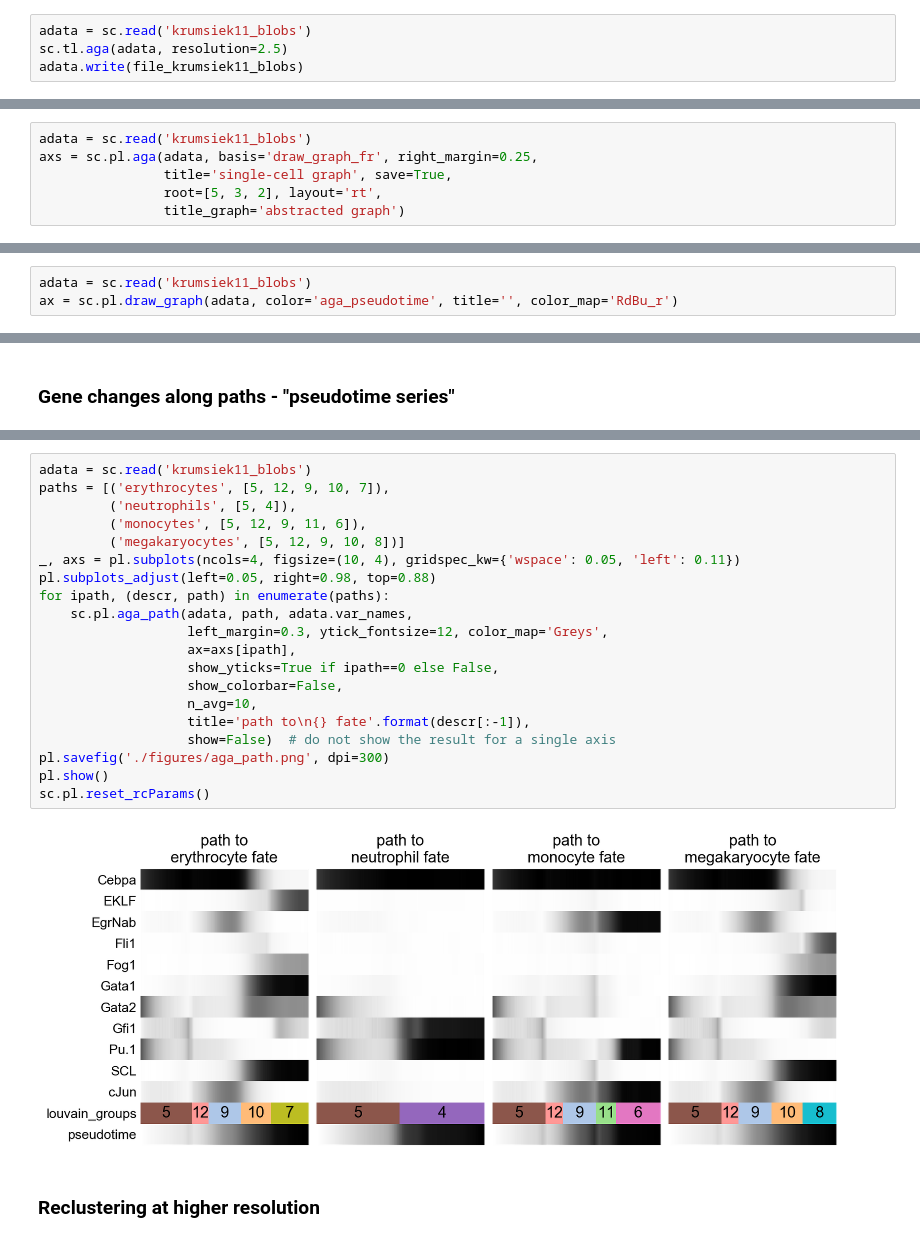
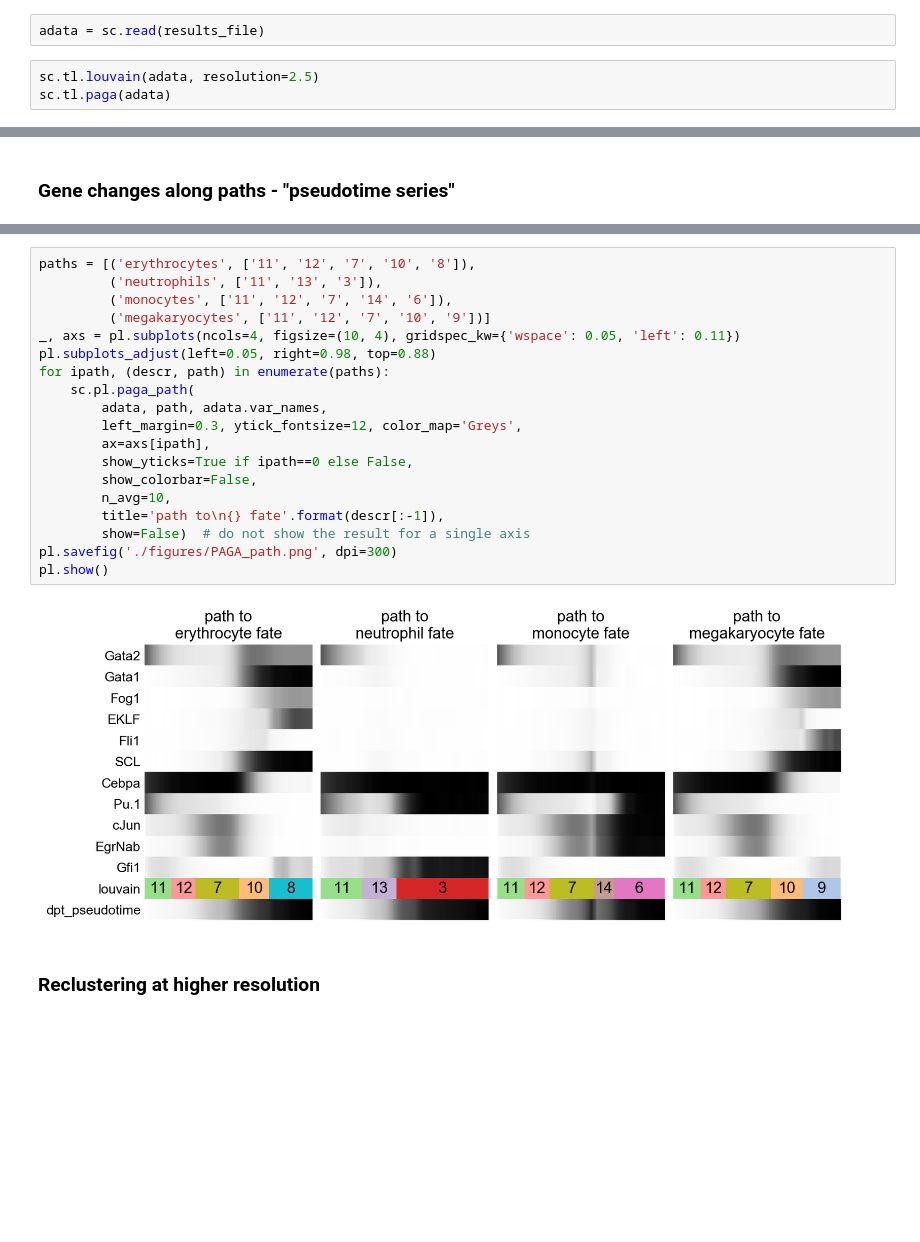
Before and after one commit to theislab/graph_abstraction, a Jupyter notebook: minimal_examples/minimal_examples.ipynb, the cells around one changed output, grey strips where cells are left out. Drawn from its saved outputs; the diff is of its cells as text; blank space fills up the shorter version.

```diff
--- a/minimal_examples/minimal_examples.ipynb
+++ b/minimal_examples/minimal_examples.ipynb
@@ -113,6 +94,7 @@ If you're interested in pseudotime inference, an important thing to do before ca
+# %%
+adata = sc.read(results_file)
 # %%
-adata = sc.read('krumsiek11_blobs')
-sc.tl.aga(adata, resolution=2.5)
-adata.write(file_krumsiek11_blobs)
+sc.tl.louvain(adata, resolution=2.5)
+sc.tl.paga(adata)
 # %% [output]
 running Louvain clustering
@@ -137,8 +112,2 @@ There are a number of different ways to visualise the resulting abstracted graph
 
 In the present case, the result is tree-like, so we use Reingold-Tilford. Seeing how clustering results may vary slightly between machines, ensure that the `root` parameter in the call below is pointed at the cluster that has the progenitor cells in it, plus two clusters representative of the noise blobs! If you don't provide a root parameter value but ask for the `'rt'` layout, Scanpy will make an educated guess for you based on the graph topology.
-# %%
-adata = sc.read('krumsiek11_blobs')
-axs = sc.pl.aga(adata, basis='draw_graph_fr', right_margin=0.25,
-                title='single-cell graph', save=True,
-                root=[5, 3, 2], layout='rt',
-                title_graph='abstracted graph')
@@ -150,3 +113,0 @@ You can also plot the distance along the manifold (pseudotime) - an extension of
-# %%
-adata = sc.read('krumsiek11_blobs')
-ax = sc.pl.draw_graph(adata, color='aga_pseudotime', title='', color_map='RdBu_r')
@@ -164,25 +150,24 @@ Now that we've inferred the abstracted graph, we can visualise the gene expressi
 # %%
-adata = sc.read('krumsiek11_blobs')
-paths = [('erythrocytes', [5, 12, 9, 10, 7]),
-         ('neutrophils', [5, 4]),
-         ('monocytes', [5, 12, 9, 11, 6]),
-         ('megakaryocytes', [5, 12, 9, 10, 8])]
+paths = [('erythrocytes', ['11', '12', '7', '10', '8']),
+         ('neutrophils', ['11', '13', '3']),
+         ('monocytes', ['11', '12', '7', '14', '6']),
+         ('megakaryocytes', ['11', '12', '7', '10', '9'])]
 _, axs = pl.subplots(ncols=4, figsize=(10, 4), gridspec_kw={'wspace': 0.05, 'left': 0.11})
 pl.subplots_adjust(left=0.05, right=0.98, top=0.88)
 for ipath, (descr, path) in enumerate(paths):
-    sc.pl.aga_path(adata, path, adata.var_names,
-                   left_margin=0.3, ytick_fontsize=12, color_map='Greys',
-                   ax=axs[ipath],
-                   show_yticks=True if ipath==0 else False,
-                   show_colorbar=False,
-                   n_avg=10,
-                   title='path to\n{} fate'.format(descr[:-1]),
-                   show=False)  # do not show the result for a single axis
-pl.savefig('./figures/aga_path.png', dpi=300)
+    sc.pl.paga_path(
+        adata, path, adata.var_names,
+        left_margin=0.3, ytick_fontsize=12, color_map='Greys',
+        ax=axs[ipath],
+        show_yticks=True if ipath==0 else False,
+        show_colorbar=False,
+        n_avg=10,
+        title='path to\n{} fate'.format(descr[:-1]),
+        show=False)  # do not show the result for a single axis
+pl.savefig('./figures/PAGA_path.png', dpi=300)
 pl.show()
-sc.pl.reset_rcParams()
 # %% [output]
-[figure, old version]
+[figure, new version]
 # %% [markdown]
 ### Reclustering at higher resolution
 # %% [markdown]
```
Also changed, not shown: parts of 38 cells of this notebook, 2 other files.
